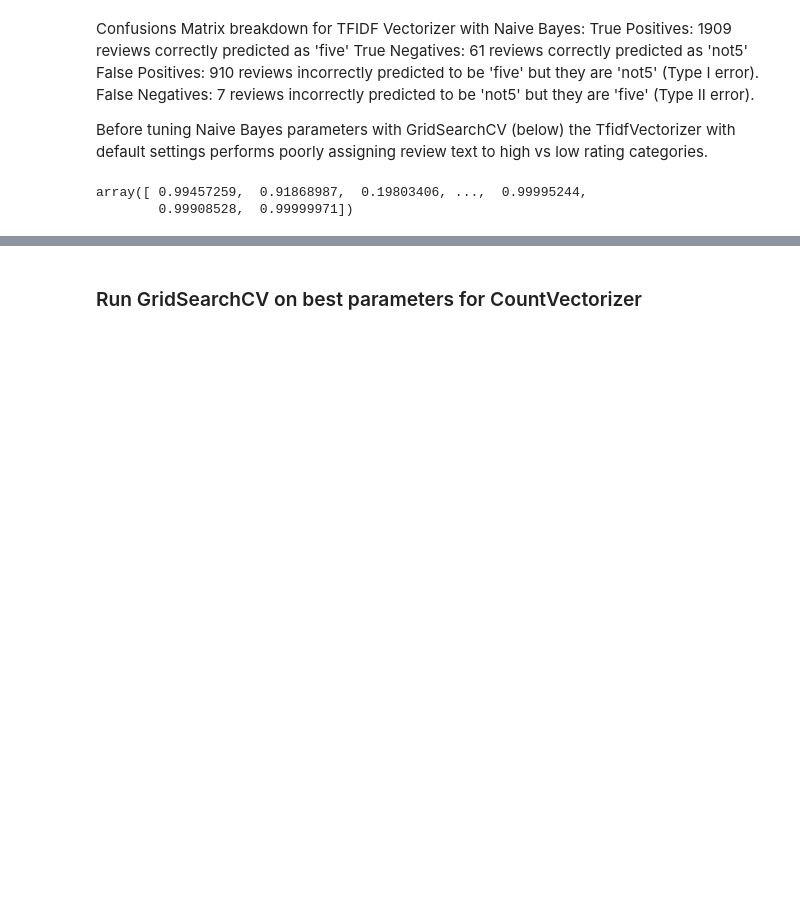
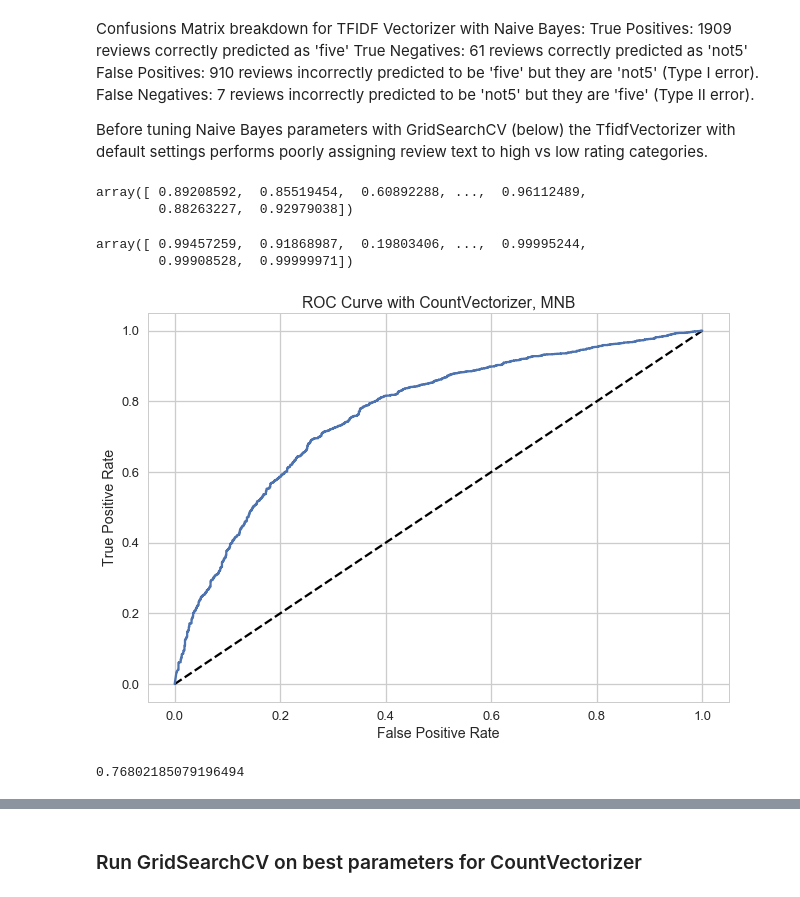
Before and after one commit to PassMoreHeat/springboard, a Jupyter notebook: Capstone_1/Machine_Learning_Amazon_Reviews_Working_Code.ipynb, the cells around one changed output, grey strips where cells are left out. Saved outputs shown, nothing was run; the diff lists cells and outputs as text; code cells hidden in the pictures; blank space fills up the shorter version.

Commit message:
revised with thresholds

```diff
--- a/Capstone_1/Machine_Learning_Amazon_Reviews_Working_Code.ipynb
+++ b/Capstone_1/Machine_Learning_Amazon_Reviews_Working_Code.ipynb
@@ -373,6 +365,14 @@ False Positives: 910 reviews incorrectly predicted to be 'five' but they are 'no
 False Negatives: 7 reviews incorrectly predicted to be 'not5' but they are 'five' (Type II error).
 
 Before tuning Naive Bayes parameters with GridSearchCV (below) the TfidfVectorizer with default settings performs poorly assigning review text to high vs low rating categories.
+# %%
+# COMPARE TFIDF VECTORIZER
+# calculate predicted probabilities for X_test_tfidf (document-term matrix from TfidfVectorizer)
+y_pred_prob_tfidf = nbtfidf.predict_proba(X_test_tfidf)[:, 1]
+y_pred_prob_tfidf
+# %% [output]
+array([ 0.89208592,  0.85519454,  0.60892288, ...,  0.96112489,
+        0.88263227,  0.92979038])
 # %%
 # calculate predicted probabilities for X_test_dtm (document-term matrix from CountVectorizer)
 y_pred_prob = nb.predict_proba(X_test_dtm)[:, 1]
@@ -380,3 +380,21 @@ y_pred_prob
 # %% [output]
 array([ 0.99457259,  0.91868987,  0.19803406, ...,  0.99995244,
         0.99908528,  0.99999971])
+# %%
+# Generate ROC curve values: fpr, tpr, thresholds
+fpr, tpr, thresholds = roc_curve(y_test, y_pred_prob)
+
+# Plot ROC curve for Naive Bayes with CountVectorizer
+plt.plot([0, 1], [0, 1], 'k--')
+plt.plot(fpr, tpr)
+plt.xlabel('False Positive Rate')
+plt.ylabel('True Positive Rate')
+plt.title('ROC Curve with CountVectorizer, MNB')
+plt.show()
+# %% [output]
+[figure, added]
+# %%
+# calculate AUC for NB model with CountVect
+metrics.roc_auc_score(y_test, y_pred_prob)
+# %% [output]
+0.76802185079196494
```
Also changed, not shown: parts of 80 cells of this notebook.
